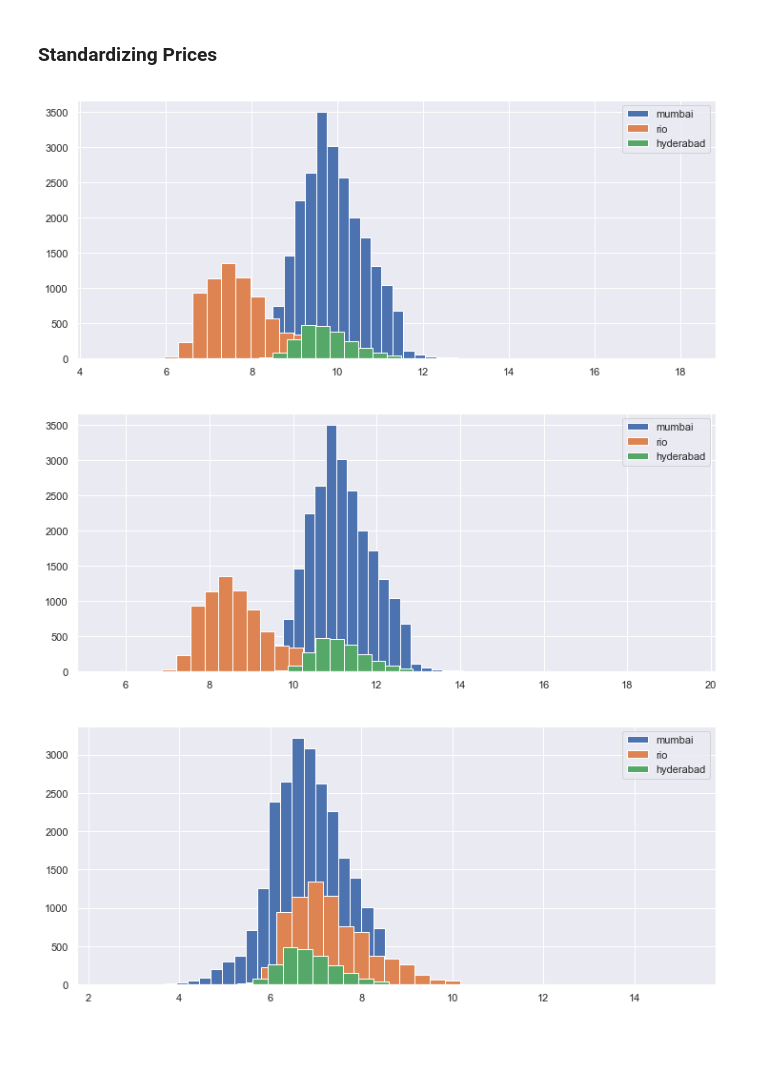
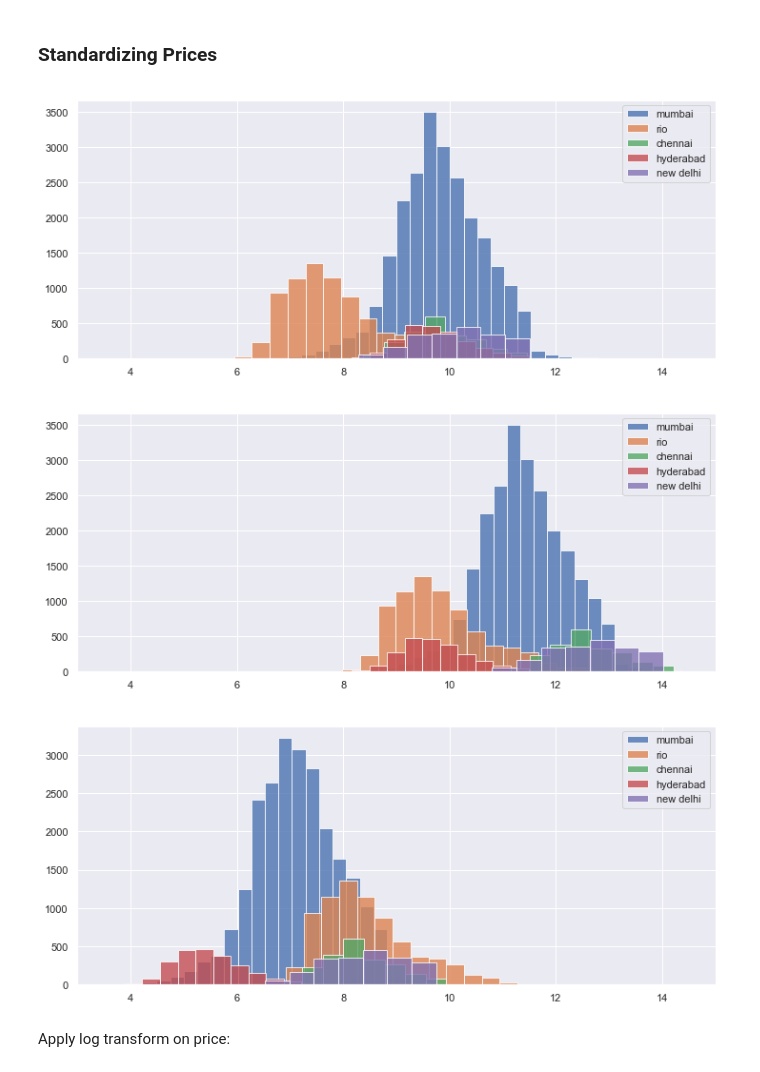
Before and after one commit to ZacharyJamesHill/slum_identification_for_New_Light_Technologies, a Jupyter notebook: real_estate_listings/classifying/city_cost_conversion.ipynb, the cells around one changed output. Saved outputs shown, nothing was run; the diff lists cells and outputs as text; code cells hidden in the pictures; blank space fills up the shorter version.

```diff
--- a/real_estate_listings/classifying/city_cost_conversion.ipynb
+++ b/real_estate_listings/classifying/city_cost_conversion.ipynb
@@ -10,56 +10,56 @@ rio = pd.read_csv('../classifying/classified_rio.csv').rename(columns={'r$_pmo':
 mumbai = pd.read_csv('../classifying/classified_mumbai.csv')
 hyderabad = pd.read_csv('../classifying/classified_hyderabad.csv')
 chennai = pd.read_csv('../classifying/classified_chennai.csv')
-newdelhi = pd.read_csv('../classifying/classified_newdelhi.csv')
+newdelhi = pd.read_csv('../classifying/classified_delhi.csv')
 
 rent_index = pd.read_csv('../classifying/city_rent_index.csv')
 rent_index.dropna(inplace=True)
 # %%
 mumbai.dropna(subset=['price'], inplace=True)
 hyderabad.dropna(subset=['price'], inplace=True)
+chennai.dropna(subset=['price'], inplace=True)
+newdelhi.dropna(subset=['price'], inplace=True)
 # %% [markdown]
 ### Standardizing Prices
 # %%
 plt.figure(figsize=(12,5))
-mumbai['price'].apply(np.log).hist(bins=50, label='mumbai')
-newdelhi['price'].apply(np.log).hist(bins=10, label='new delhi')
-chennai['price'].apply(np.log).hist(bins=10, label='chennai')
-rio['price'].apply(np.log).hist(bins=30, label='rio')
-hyderabad['price'].apply(np.log).hist(bins=10, label='hyderabad')
+mumbai['price'].apply(np.log).hist(bins=50, label='mumbai', alpha=.8)
+rio['price'].apply(np.log).hist(bins=30, label='rio', alpha=.8)
+chennai['price'].apply(np.log).hist(bins=10, label='chennai', alpha=.8)
+hyderabad['price'].apply(np.log).hist(bins=10, label='hyderabad', alpha=.8)
+newdelhi['price'].apply(np.log).hist(bins=8, label='new delhi', alpha=.8)
+plt.xlim(3, 15)
 plt.legend();
 # %% [output]
-[figure, old version]
+[figure, new version]
 # %%
 # CITY RENT INDEX ADJUSTMENT
 
-index_type = 'Cost of Living Index'
+index_type = 'Rent Index'
 
 rio_factor = 100/rent_index[rent_index['City']=='Rio de Janeiro, Brazil'][index_type].values[0]
 mumbai_factor = 100/rent_index[rent_index['City']=='Mumbai, India'][index_type].values[0]
 hyderabad_factor = 100/rent_index[rent_index['City']=='Hyderabad, India'][index_type].values[0]
 chennai_factor = 100/rent_index[rent_index['City']=='Chennai, India'][index_type].values[0]
-nd_factor = 100/rent_index[rent_index['City']=='New Delhi, India'][index_type].values[0]
-
+nd_factor = 100/rent_index[rent_index['City']=='Delhi, India'][index_type].values[0]
 
 rio['price'] = rio_factor*rio['price']
 mumbai['price'] = mumbai_factor*mumbai['price']
 chennai['price'] = chennai_factor*chennai['price']
 newdelhi['price'] = nd_factor*newdelhi['price']
 
-
 plt.figure(figsize=(12,5))
-mumbai['price'].apply(np.log).hist(bins=50, label='mumbai')
-newdelhi['price'].apply(np.log).hist(bins=10, label='new delhi')
-chennai['price'].apply(np.log).hist(bins=10, label='chennai')
-rio['price'].apply(np.log).hist(bins=30, label='rio')
-hyderabad['price'].apply(np.log).hist(bins=10, label='hyderabad')
+mumbai['price'].apply(np.log).hist(bins=50, label='mumbai', alpha=.8)
+rio['price'].apply(np.log).hist(bins=30, label='rio', alpha=.8)
+chennai['price'].apply(np.log).hist(bins=10, label='chennai', alpha=.8)
+hyderabad['price'].apply(np.log).hist(bins=10, label='hyderabad', alpha=.8)
+newdelhi['price'].apply(np.log).hist(bins=8, label='new delhi', alpha=.8)
+plt.xlim(3, 15)
 plt.legend();
 # %% [output]
-[figure, old version]
+[figure, new version]
 # %%
 # CONVERT TO USD
-
-plt.figure(figsize=(12,5))
 
 cc = CurrencyConverter()
 def ConvINR(x):
@@ -70,10 +70,18 @@ def ConvBRL(x):
 rio['price'] = rio['price'].apply(ConvBRL)
 mumbai['price'] = mumbai['price'].apply(ConvINR)
 hyderabad['price'] = hyderabad['price'].apply(ConvINR)
+chennai['price'] = chennai['price'].apply(ConvINR)
+newdelhi['price'] = newdelhi['price'].apply(ConvINR)
 
-mumbai['price'].apply(np.log).hist(bins=50, label='mumbai')
-rio['price'].apply(np.log).hist(bins=30, label='rio')
-hyderabad['price'].apply(np.log).hist(bins=10, label='hyderabad')
+plt.figure(figsize=(12,5))
+mumbai['price'].apply(np.log).hist(bins=50, label='mumbai', alpha=.8)
+rio['price'].apply(np.log).hist(bins=30, label='rio', alpha=.8)
+chennai['price'].apply(np.log).hist(bins=10, label='chennai', alpha=.8)
+hyderabad['price'].apply(np.log).hist(bins=10, label='hyderabad', alpha=.8)
+newdelhi['price'].apply(np.log).hist(bins=8, label='new delhi', alpha=.8)
+plt.xlim(3, 15)
 plt.legend();
 # %% [output]
-[figure, old version]
+[figure, new version]
+# %% [markdown]
+Apply log transform on price:
```
Also changed, not shown: parts of 2 cells of this notebook, 6 other files.
